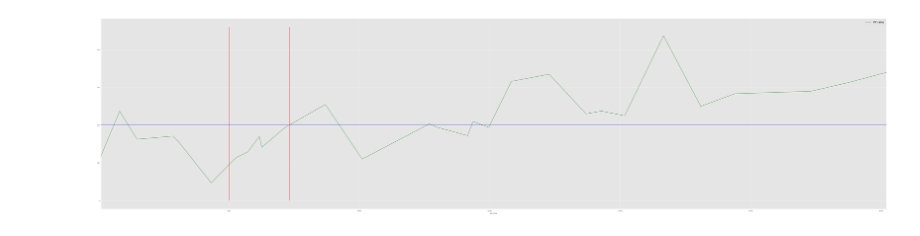
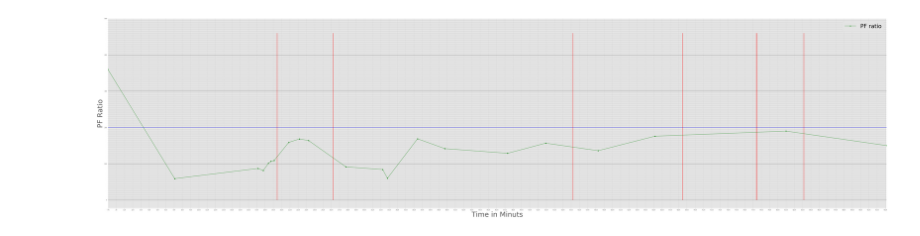
Before and after one commit to RomGutman/eICU_ARDS, a Jupyter notebook: ARDS.ipynb, the cells around one changed output. Drawn from its saved outputs; the diff is of its cells as text; code cells hidden in the pictures.

Commit message:
added checks and fixed bugs:  - remove redundant cells  - added measurements for before and after prone changing  - redesign the plot

```diff
--- a/ARDS.ipynb
+++ b/ARDS.ipynb
@@ -7,7 +7,7 @@ import matplotlib.pyplot as plt
 # Plot settings
 %matplotlib inline
 plt.style.use('ggplot')
-fontsize = 20 # size for x and y ticks
+fontsize = 40 # size for x and y ticks
 plt.rcParams['legend.fontsize'] = fontsize
 plt.rcParams.update({'font.size': fontsize})
 
@@ -17,12 +17,14 @@ con = psycopg2.connect(dbname='eicu', user='postgres', host='localhost', port=54
 
 q2 = """select
     DISTINCT
-    t.patientunitstayid as pid
-    ,t.treatmentid as tid
-    ,t.treatmentoffset as toffset
+  t.patientunitstayid as pid
+  ,t.treatmentid as tid
+  ,t.treatmentoffset as toffset
+  ,%(phsid)s as phsid
 from
 	eicu_crd.treatment t
 where t.treatmentstring like 'pulmonary|ventilation and oxygenation|prone position'
+  and t.patientunitstayid in (select patientunitstayid from patient where patienthealthsystemstayid = %(phsid)s)
 order by t.patientunitstayid"""
 
 query ="""
@@ -30,6 +32,7 @@ select
 	fi.pid,
     fi.lab_time,
     pa.res/fi.res as "PF ratio"
+    ,%(phsid)s as phsid
 from
 	(select
      	patientunitstayid as pid
@@ -42,7 +45,7 @@ from
      	eicu_crd.lab
      where
      	patientunitstayid in (select patientunitstayid from patient
-                            where uniquepid = %(upid)s )
+                            where patienthealthsystemstayid = %(phsid)s )
      	and labname = 'FiO2') as fi
      ,(select
       	patientunitstayid as pid
@@ -52,24 +55,25 @@ from
       	eicu_crd.lab
       where
       	patientunitstayid in (select patientunitstayid from patient
-                            where uniquepid = %(upid)s)
+                            where patienthealthsystemstayid = %(phsid)s)
       	and labname = 'paO2') as pa
 where pa.lab_time = fi.lab_time
 and pa.pid = fi.pid
 order by pa.lab_time"""
 
 q3 = """
-    select patientunitstayid from patient
-    where uniquepid = %(upid)s
+    select distinct patientunitstayid from patient
+    where patienthealthsystemstayid = %(phsid)s
                             """
 # %%
-param = {'upid': '007-15085'}
+param = {'phsid': '2645908'}
 tr = pd.read_sql_query(query, con, params=param)
-tr2 = pd.read_sql_query(q2, con, params=None)
-df3 = tr.merge(tr2, how='left', on='pid').copy()
+tr2 = pd.read_sql_query(q2, con, params=param)
+df3 = tr.merge(tr2, how='left', on=['phsid']).copy()
+# df3.drop_duplicates(keep='first',inplace=True)
 # tr3 = pd.read_sql_query(q3, con, params=param)
 # tr3
 df3['closed'] = ((df3['toffset'] - df3['lab_time'])/60).astype(float)
 
-df3
+df3[['phsid','lab_time','PF ratio','toffset','closed']]
 # %% [output]
@@ -100,11 +251,26 @@ df2 = pd.merge_asof(tr2,tr, right_on='lab_time', left_on='toffset', direction='b
 # %%
 df5 = df3[['PF ratio','lab_time','toffset']].copy()
 df6 = df3[['PF ratio', 'toffset']].copy()
 %matplotlib inline
 
-ax=df5.plot(x=['lab_time'],y='PF ratio', color='g', label='PF ratio',figsize=(100,25))
+min_val = min(min(df5[['toffset','lab_time']].min()),0)
+minor_ticks = np.arange(0, 501, 5)
+x_major_ticks = np.arange(min_val, df5[['lab_time']].max(), 100)
+
+
+ax=df5.plot(x=['lab_time'],y='PF ratio', color='g',marker='o', label='PF ratio',figsize=(100,25))
 ax.vlines(x=df5['toffset'],ymin=0,ymax=460, color='r', label='prone change')
 ax.axhline(y=200,color='b')
+ax.set_xlabel('Time in Minuts',fontsize=50)
+ax.set_ylabel('PF Ratio', fontsize=50)
+ax.set_yticks(minor_ticks,minor=True)
+ax.set_xticks(x_major_ticks)
+ax.yaxis.grid(True, linestyle='-', which='major', color='black',
+               alpha=1)
+ax.yaxis.grid(True, linestyle='-', which='minor', color='black',
+               alpha=0.2)
+ax.xaxis.grid(True, linestyle='-', which='major', color='black',
+               alpha=0.1)
 plt.show()
 # %% [output]
-[figure, old version]
+[figure, new version]
```
Also changed, not shown: parts of 11 cells of this notebook.
